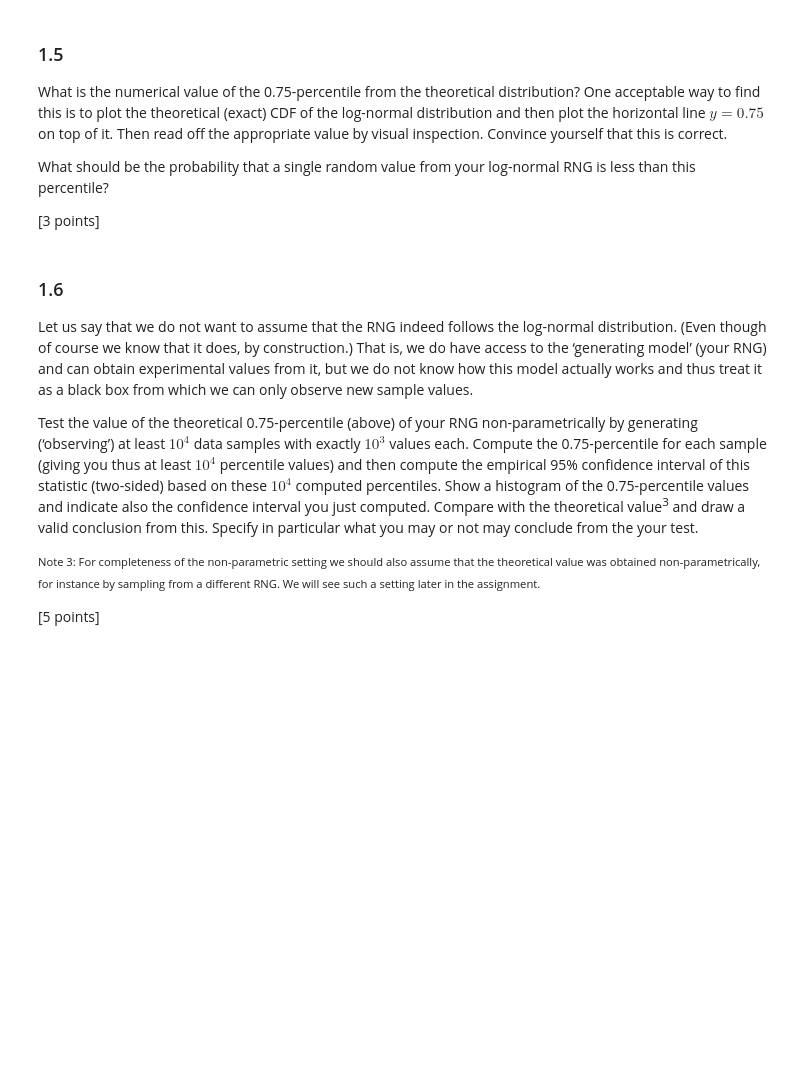
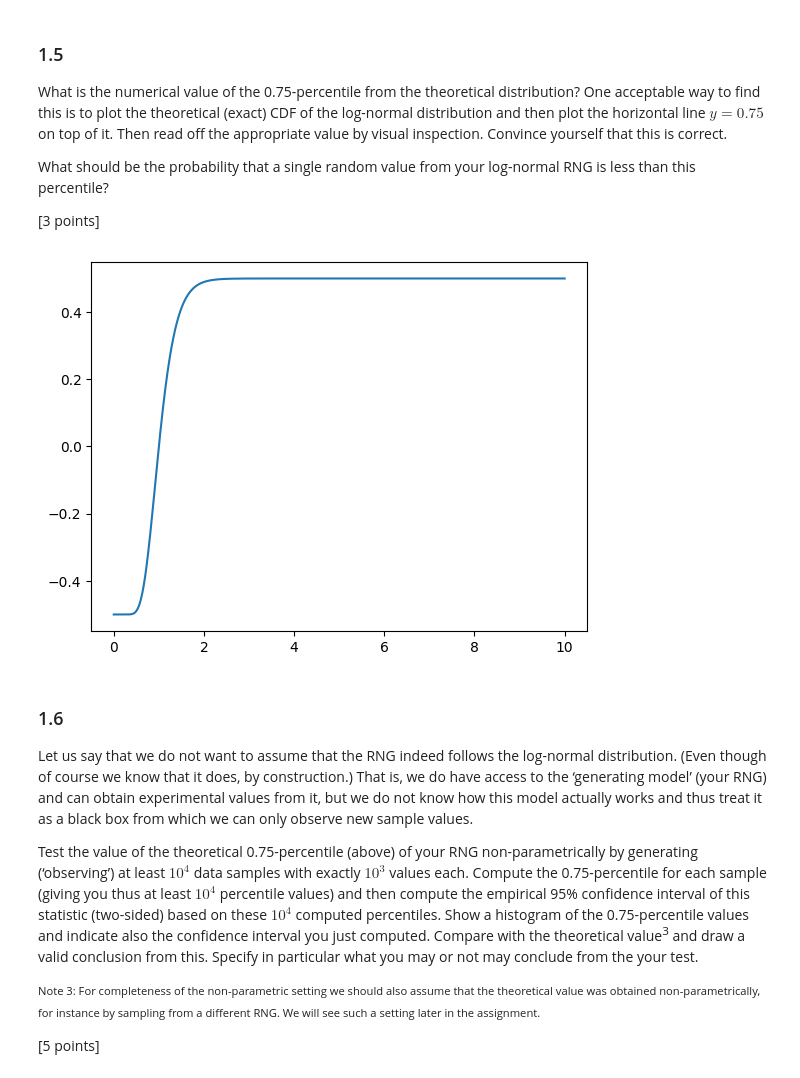
Before and after one commit to MeesKerss/sda, a Jupyter notebook: opdracht2/SDA_Assignment_#2.ipynb, the cells around one changed output. Saved outputs shown, nothing was run; the diff lists cells and outputs as text; code cells hidden in the pictures; blank space fills up the shorter version.

```diff
--- a/opdracht2/SDA_Assignment_#2.ipynb
+++ b/opdracht2/SDA_Assignment_#2.ipynb
@@ -106,3 +138,13 @@ percentile?
+# %%
+def cdf_log_normal(mu, sigma, x):
+    return erf((np.log(x) - mu) / (2**.5 * sigma)) / 2
+
+xs = np.linspace(0, 10, 1000)
+ys = [cdf_log_normal(mu, sigma, x) for x in xs]
+plt.plot(xs, ys)
+plt.show()
+# %% [output]
+[figure, added]
 # %% [markdown]
 ### 1.6
 
```
Also changed, not shown: parts of 11 cells of this notebook, 1 other file.
